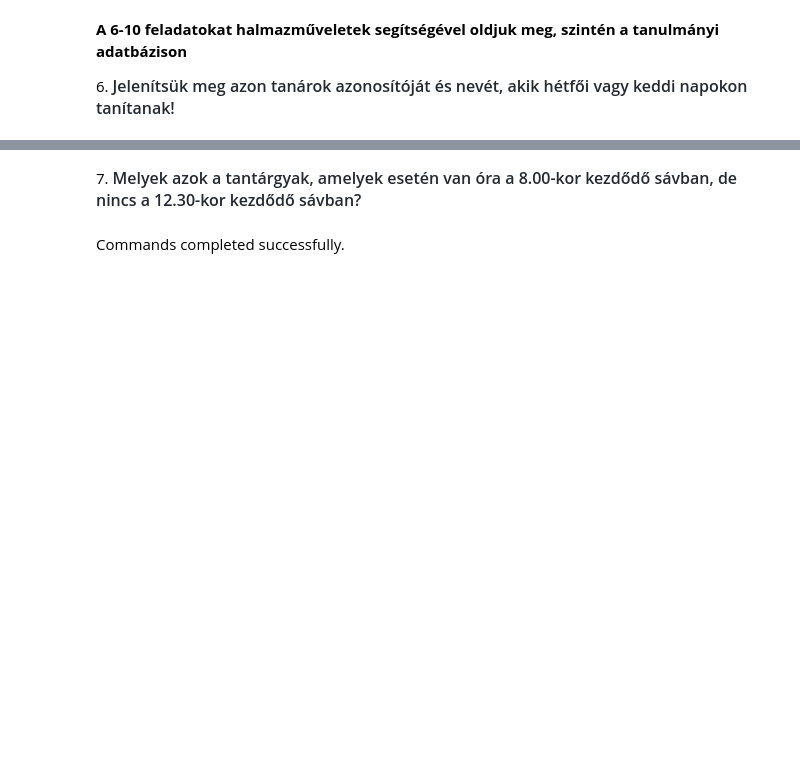
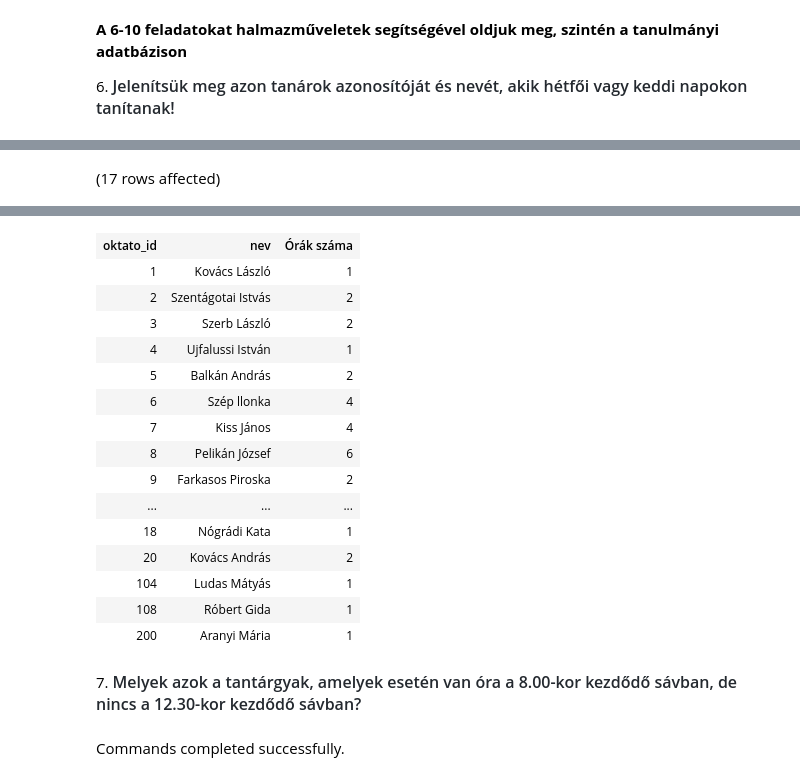
Before and after one commit to barnabasbaranyistud/SQLgyak03, a Jupyter notebook: gyakorlat03_feladatok.ipynb, the cells around one changed output, grey strips where cells are left out. Drawn from its saved outputs; the diff is of its cells as text; code cells hidden in the pictures; blank space fills up the shorter version.

```diff
--- a/gyakorlat03_feladatok.ipynb
+++ b/gyakorlat03_feladatok.ipynb
@@ -101,0 +123,8 @@ Total execution time: 00:00:00
+# %%
+SELECT ok.oktato_id, ok.nev, count(n.nap) as 'Órák száma'
+FROM Oktatok ok JOIN Orak o ON o.tanar =ok.oktato_id
+JOIN Napok n ON n.nap_id = o.nap
+WHERE n.nap = 'Hétfő' OR n.nap = 'Kedd'
+GROUP BY ok.oktato_id, ok.nev
+# %% [output]
+(17 rows affected)
@@ -102,3 +132,19 @@ Total execution time: 00:00:00
+| oktato_id | nev | Órák száma |
+| 1 | Kovács László | 1 |
+| 2 | Szentágotai Istvás | 2 |
+| 3 | Szerb László | 2 |
+| 4 | Ujfalussi István | 1 |
+| 5 | Balkán András | 2 |
+| 6 | Szép llonka | 4 |
+| 7 | Kiss János | 4 |
+| 8 | Pelikán József | 6 |
+| 9 | Farkasos Piroska | 2 |
+| ... | ... | ... |
+| 18 | Nógrádi Kata | 1 |
+| 20 | Kovács András | 2 |
+| 104 | Ludas Mátyás | 1 |
+| 108 | Róbert Gida | 1 |
+| 200 | Aranyi Mária | 1 |
 # %% [markdown]
 7. <span style="background-color: rgb(255, 255, 255); color: rgb(36, 41, 47); font-family: -apple-system, BlinkMacSystemFont, &quot;Segoe UI&quot;, Helvetica, Arial, sans-serif, &quot;Apple Color Emoji&quot;, &quot;Segoe UI Emoji&quot;; font-size: 16px; font-weight: 600;">Melyek azok a tantárgyak, amelyek esetén van óra a 8.00-kor kezdődő sávban, de nincs a 12.30-kor kezdődő sávban?</span>
 # %%
```
Also changed, not shown: parts of 9 cells of this notebook.
